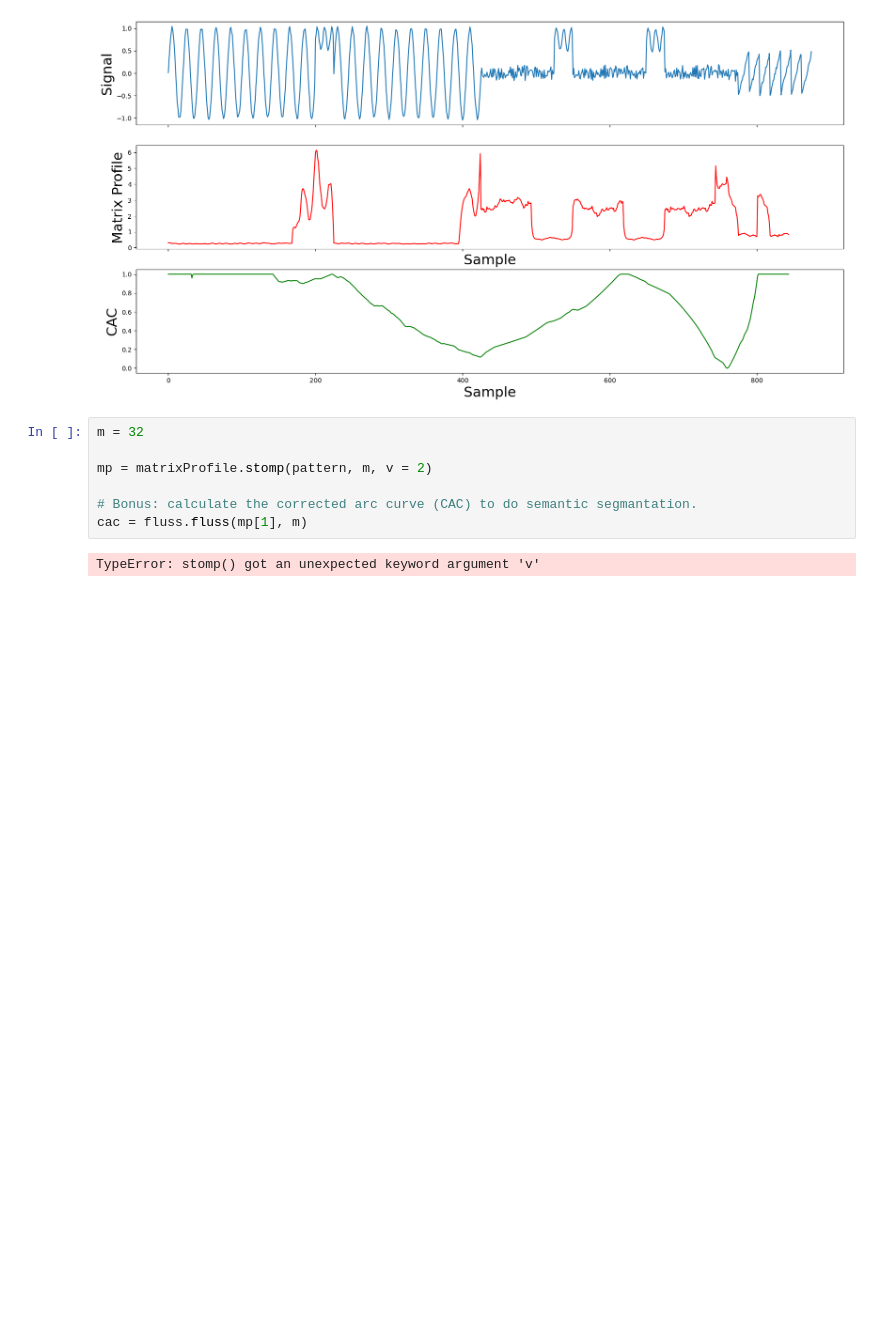
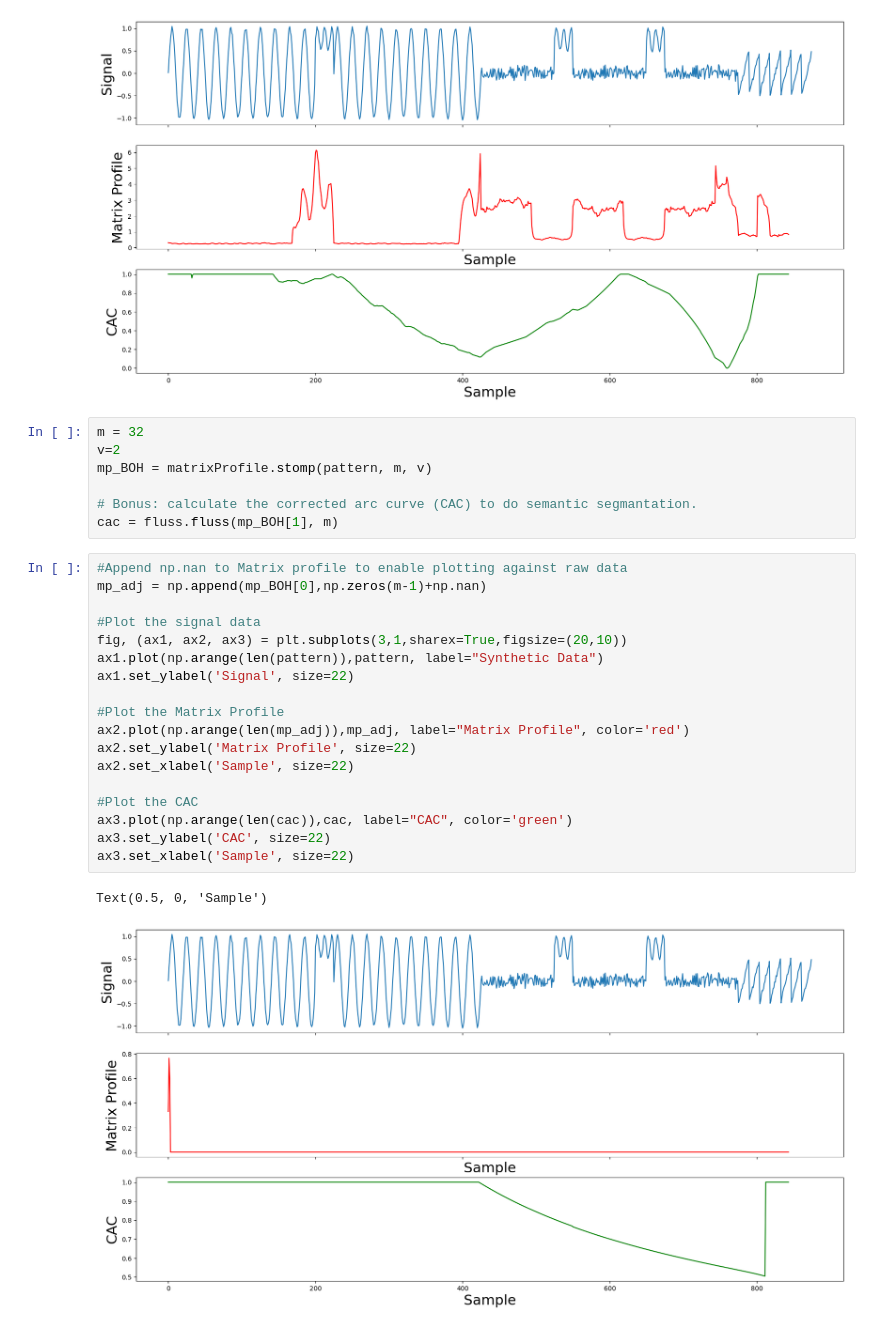
Before and after one commit to S-Nap4/matrixprofile-ts, a Jupyter notebook: docs/examples/Matrix_Profile_Tutorial.ipynb, the cells around one changed output. Saved outputs shown, nothing was run; the diff lists cells and outputs as text; blank space fills up the shorter version.

```diff
--- a/docs/examples/Matrix_Profile_Tutorial.ipynb
+++ b/docs/examples/Matrix_Profile_Tutorial.ipynb
@@ -55,10 +55,29 @@ Text(0.5, 0, 'Sample')
 [figure]
 # %%
 m = 32
-
-mp = matrixProfile.stomp(pattern, m, v = 2)
+v=2
+mp_BOH = matrixProfile.stomp(pattern, m, v)
 
 # Bonus: calculate the corrected arc curve (CAC) to do semantic segmantation.
-cac = fluss.fluss(mp[1], m)
+cac = fluss.fluss(mp_BOH[1], m)
-# %% [output]
-TypeError: stomp() got an unexpected keyword argument 'v'
+# %%
+#Append np.nan to Matrix profile to enable plotting against raw data
+mp_adj = np.append(mp_BOH[0],np.zeros(m-1)+np.nan)
+
+#Plot the signal data
+fig, (ax1, ax2, ax3) = plt.subplots(3,1,sharex=True,figsize=(20,10))
+ax1.plot(np.arange(len(pattern)),pattern, label="Synthetic Data")
+ax1.set_ylabel('Signal', size=22)
+
+#Plot the Matrix Profile
+ax2.plot(np.arange(len(mp_adj)),mp_adj, label="Matrix Profile", color='red')
+ax2.set_ylabel('Matrix Profile', size=22)
+ax2.set_xlabel('Sample', size=22)
+
+#Plot the CAC
+ax3.plot(np.arange(len(cac)),cac, label="CAC", color='green')
+ax3.set_ylabel('CAC', size=22)
+ax3.set_xlabel('Sample', size=22)
+# %% [output]
+Text(0.5, 0, 'Sample')
+[figure, added]
```
Also changed, not shown: parts of 1 cell of this notebook, 7 other files.
